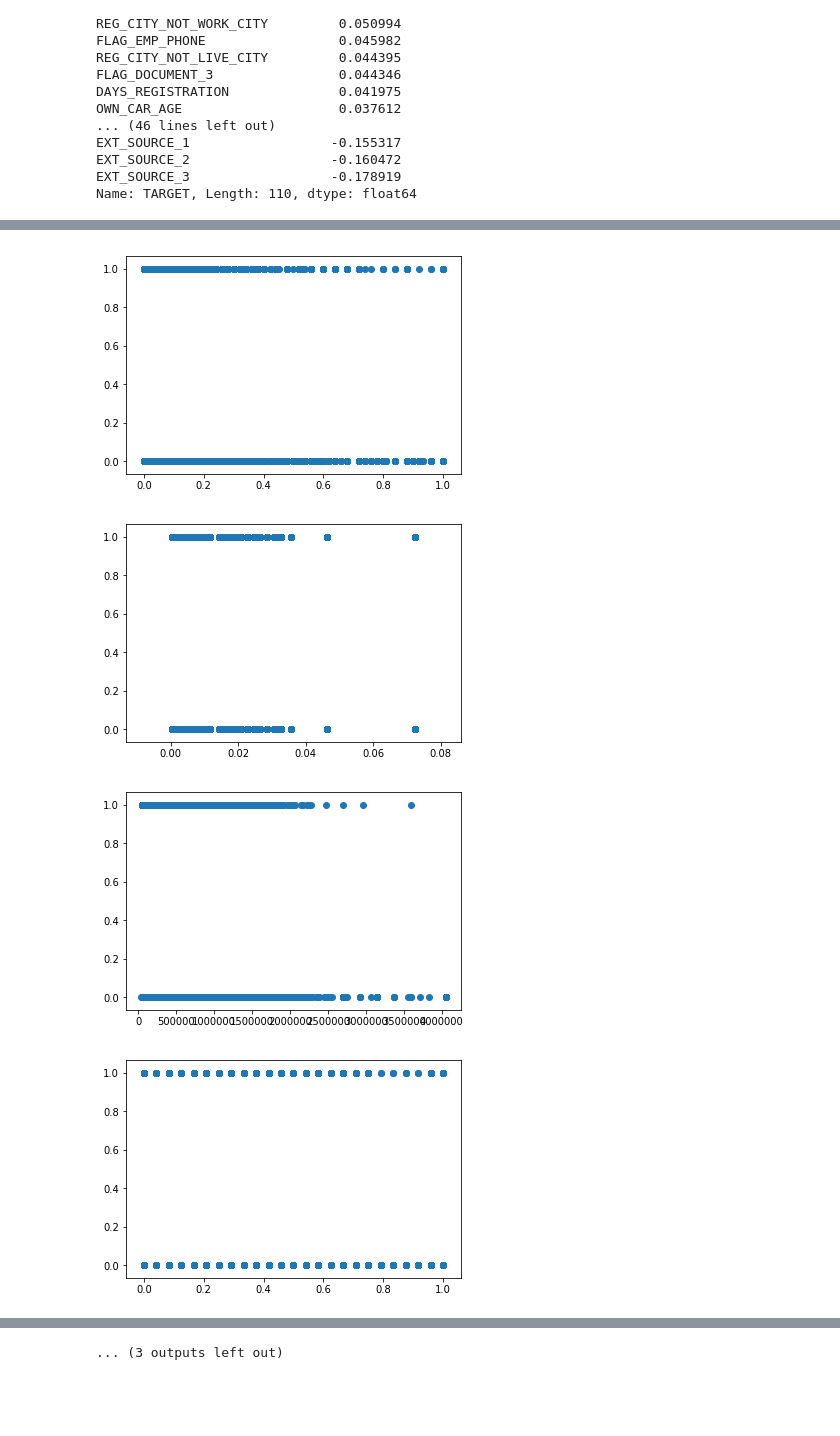
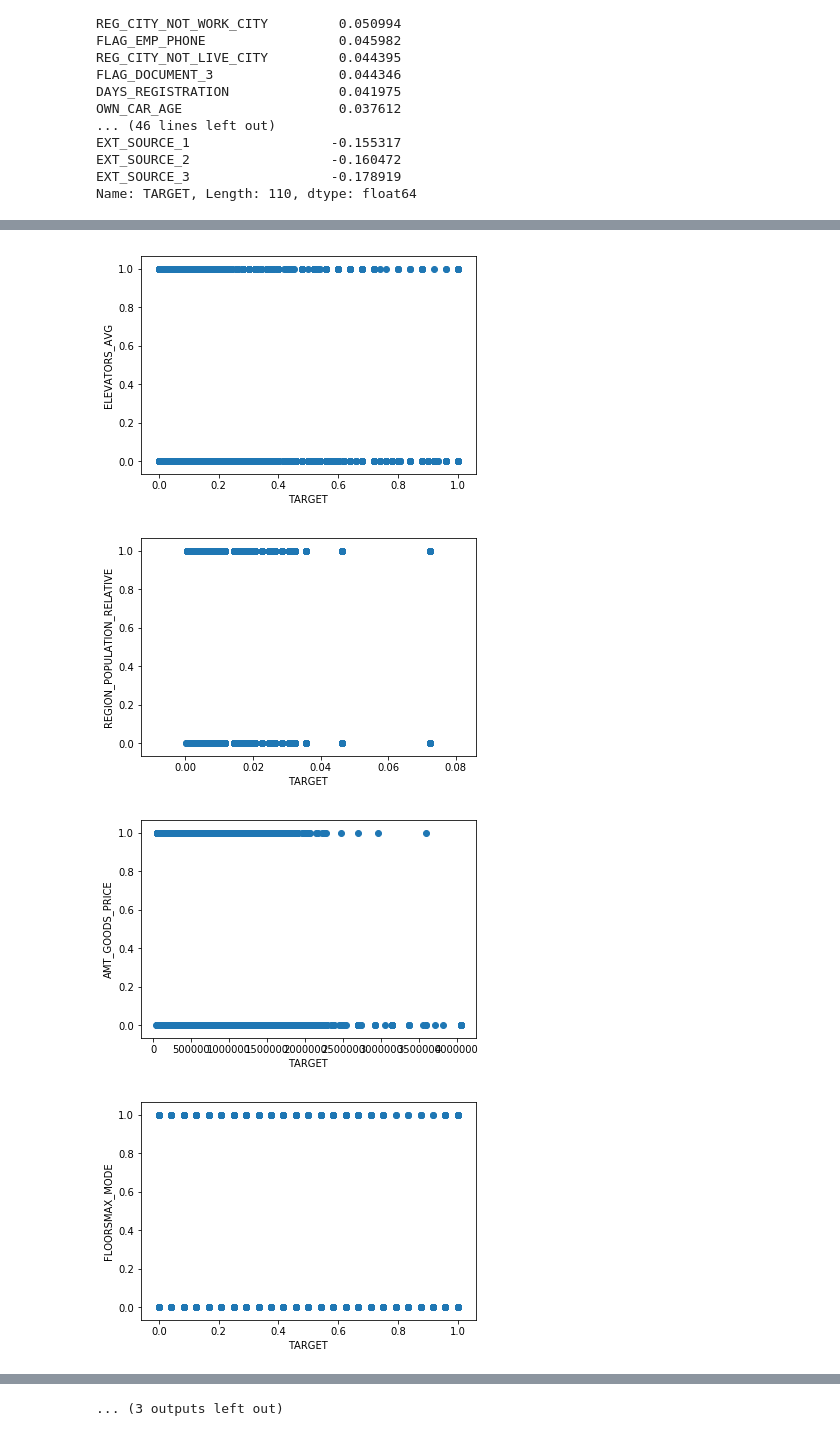
Before and after one commit to IanFan/ML100-Days_2, a Jupyter notebook: Day_010_HW.ipynb, the cells around one changed output, grey strips where cells are left out. Saved outputs shown, nothing was run; the diff lists cells and outputs as text; code cells hidden in the pictures; blank space fills up the shorter version.

```diff
--- a/Day_010_HW.ipynb
+++ b/Day_010_HW.ipynb
@@ -106,7 +106,7 @@ EXT_SOURCE_2                  -0.160472
 EXT_SOURCE_3                  -0.178919
 Name: TARGET, Length: 110, dtype: float64
 # %%
-cr_sort_high = cr_sort.iloc[:15]
+cr_sort_high = cr_sort.iloc[1:16]
 print(cr_sort_high)
 print(len(cr_sort_high))
 
@@ -134,5 +134,7 @@ Name: TARGET, dtype: float64
 # %%
 for col in cr_sort_high.index.values:
     plt.scatter(app_train[col].values, app_train['TARGET'].values)
+    plt.xlabel('TARGET')
+    plt.ylabel(col)
     plt.show()
 # %% [output]
@@ -152,5 +154,7 @@ for col in cr_sort_high.index.values:
 # %%
 for col in cr_sort_low.index.values:
     plt.scatter(app_train[col].values, app_train['TARGET'].values)
+    plt.xlabel('TARGET')
+    plt.ylabel(col)
     plt.show()
 # %% [output]
@@ -161,4 +165,4 @@ for col in cr_sort_low.index.values:
-[figure, old version]
+[figure, new version]
-[figure, old version]
+[figure, new version]
-[figure, old version]
+[figure, new version]
-[figure, old version]
+[figure, new version]
```
Also changed, not shown: parts of 6 cells of this notebook.
